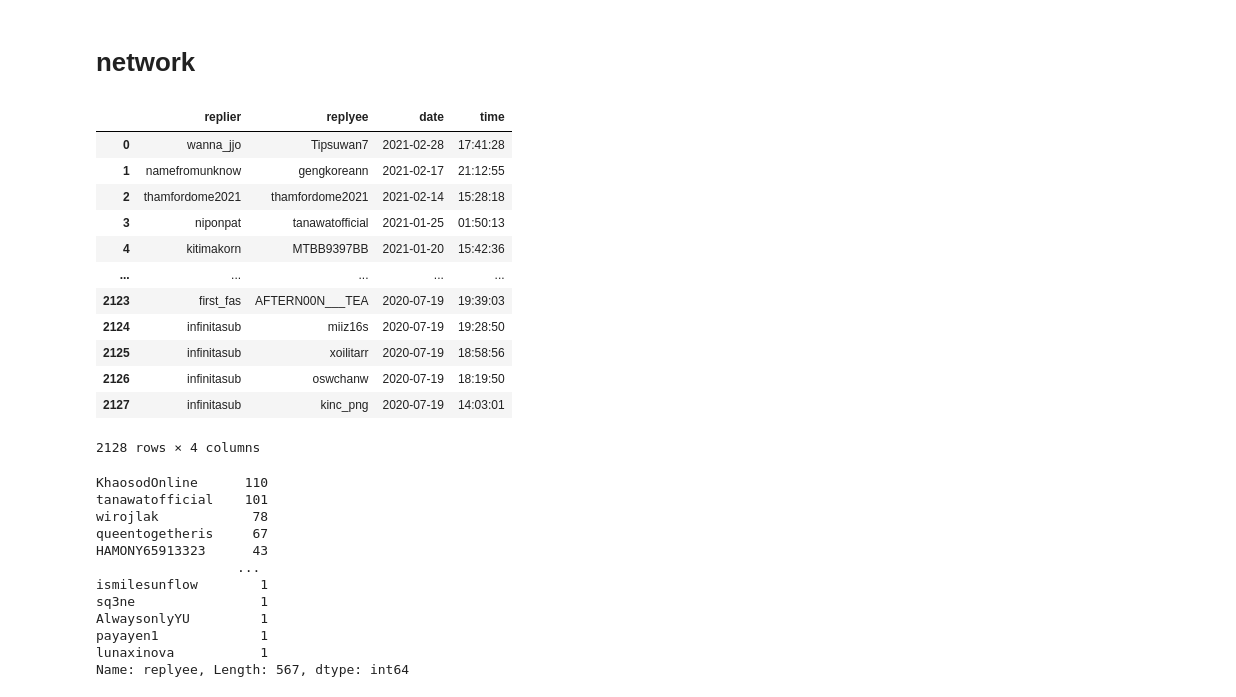
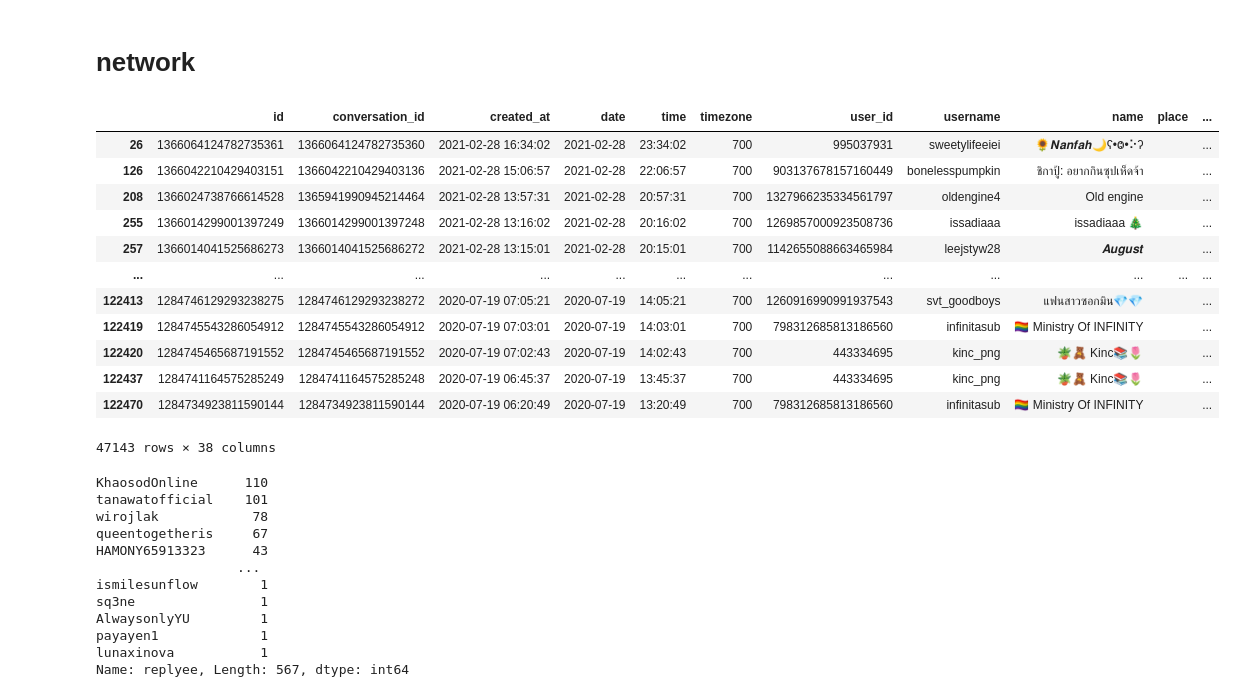
Before and after one commit to nozomiyamada/twitter_analysis, a Jupyter notebook: _phrase.ipynb, the cells around one changed output. Cells and saved outputs as stored; diff of their text form; code cells hidden in the pictures.

```diff
--- a/_phrase.ipynb
+++ b/_phrase.ipynb
@@ -380,19 +397,19 @@ for i, row in tqdm(tempdf.iterrows()):
-# %%
-replydf
-# %% [output]
-|  | replier | replyee | date | time |
-| 0 | wanna_jjo | Tipsuwan7 | 2021-02-28 | 17:41:28 |
-| 1 | namefromunknow | gengkoreann | 2021-02-17 | 21:12:55 |
-| 2 | thamfordome2021 | thamfordome2021 | 2021-02-14 | 15:28:18 |
-| 3 | niponpat | tanawatofficial | 2021-01-25 | 01:50:13 |
-| 4 | kitimakorn | MTBB9397BB | 2021-01-20 | 15:42:36 |
-| ... | ... | ... | ... | ... |
-| 2123 | first_fas | AFTERN00N___TEA | 2020-07-19 | 19:39:03 |
-| 2124 | infinitasub | miiz16s | 2020-07-19 | 19:28:50 |
-| 2125 | infinitasub | xoilitarr | 2020-07-19 | 18:58:56 |
-| 2126 | infinitasub | oswchanw | 2020-07-19 | 18:19:50 |
-| 2127 | infinitasub | kinc_png | 2020-07-19 | 14:03:01 |
-2128 rows × 4 columns
+# %%
+tempdf
+# %% [output]
+|  | id | conversation_id | created_at | date | time | timezone | user_id | username | name | place | ... |
+| 26 | 1366064124782735361 | 1366064124782735360 | 2021-02-28 16:34:02 | 2021-02-28 | 23:34:02 | 700 | 995037931 | sweetylifeeiei | 🌻𝑵𝒂𝒏𝒇𝒂𝒉🌙ʕ•Ⱉ•⠕ʔ |  | ... |
+| 126 | 1366042210429403151 | 1366042210429403136 | 2021-02-28 15:06:57 | 2021-02-28 | 22:06:57 | 700 | 903137678157160449 | bonelesspumpkin | ชิกาปู้: อยากกินซุปเห็ดจ้า |  | ... |
+| 208 | 1366024738766614528 | 1365941990945214464 | 2021-02-28 13:57:31 | 2021-02-28 | 20:57:31 | 700 | 1327966235334561797 | oldengine4 | Old engine |  | ... |
+| 255 | 1366014299001397249 | 1366014299001397248 | 2021-02-28 13:16:02 | 2021-02-28 | 20:16:02 | 700 | 1269857000923508736 | issadiaaa | issadiaaa 🎄 |  | ... |
+| 257 | 1366014041525686273 | 1366014041525686272 | 2021-02-28 13:15:01 | 2021-02-28 | 20:15:01 | 700 | 1142655088663465984 | leejstyw28 | 𝑨𝒖𝒈𝒖𝒔𝒕 |  | ... |
+| ... | ... | ... | ... | ... | ... | ... | ... | ... | ... | ... | ... |
+| 122413 | 1284746129293238275 | 1284746129293238272 | 2020-07-19 07:05:21 | 2020-07-19 | 14:05:21 | 700 | 1260916990991937543 | svt_goodboys | แฟนสาวซอกมิน💎💎 |  | ... |
+| 122419 | 1284745543286054912 | 1284745543286054912 | 2020-07-19 07:03:01 | 2020-07-19 | 14:03:01 | 700 | 798312685813186560 | infinitasub | 🏳️‍🌈 Ministry Of INFINITY |  | ... |
+| 122420 | 1284745465687191552 | 1284745465687191552 | 2020-07-19 07:02:43 | 2020-07-19 | 14:02:43 | 700 | 443334695 | kinc_png | 🪴🧸 Kinc📚🌷 |  | ... |
+| 122437 | 1284741164575285249 | 1284741164575285248 | 2020-07-19 06:45:37 | 2020-07-19 | 13:45:37 | 700 | 443334695 | kinc_png | 🪴🧸 Kinc📚🌷 |  | ... |
+| 122470 | 1284734923811590144 | 1284734923811590144 | 2020-07-19 06:20:49 | 2020-07-19 | 13:20:49 | 700 | 798312685813186560 | infinitasub | 🏳️‍🌈 Ministry Of INFINITY |  | ... |
+47143 rows × 38 columns
 # %%
 replydf.replyee.value_counts()
 # %% [output]
```
Also changed, not shown: parts of 7 cells of this notebook, 2 other files.
